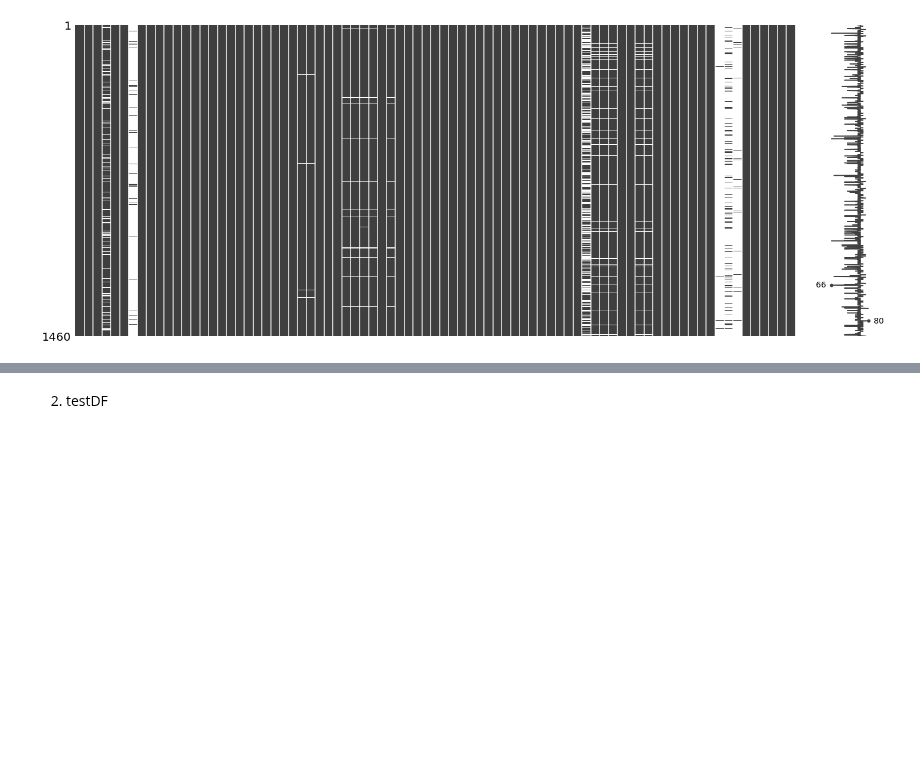
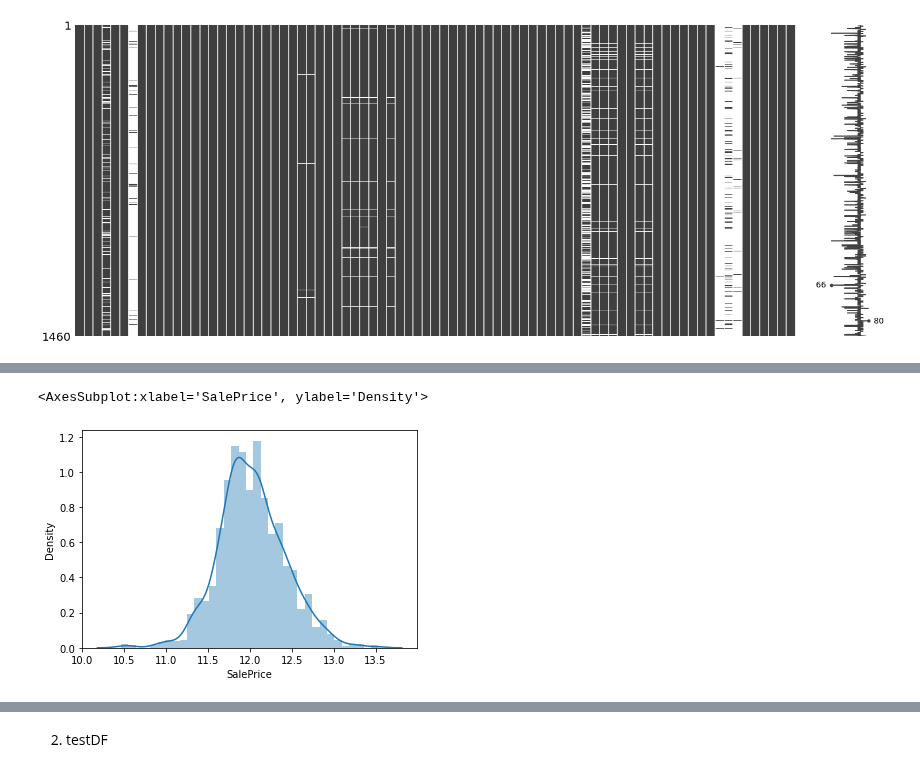
Before and after one commit to dhdmsdud/TIL, a Jupyter notebook: Machin Learning/House Prices - Advanced Regression Techniques.ipynb, the cells around one changed output, grey strips where cells are left out. Drawn from its saved outputs; the diff is of its cells as text; code cells hidden in the pictures; blank space fills up the shorter version.

```diff
--- a/Machin Learning/House Prices - Advanced Regression Techniques.ipynb
+++ b/Machin Learning/House Prices - Advanced Regression Techniques.ipynb
@@ -159,0 +186,5 @@ msno.matrix(trainDF)
+# %%
+# target scaling
+# target --> log변환
+log_target = np.log1p(train['SalePrice'])
+log_target
@@ -159,0 +204,5 @@ msno.matrix(trainDF)
+# %%
+sns.distplot(log_target)
+# %% [output]
+<AxesSubplot:xlabel='SalePrice', ylabel='Density'>
+[figure, added]
```
Also changed, not shown: parts of 26 cells of this notebook.
